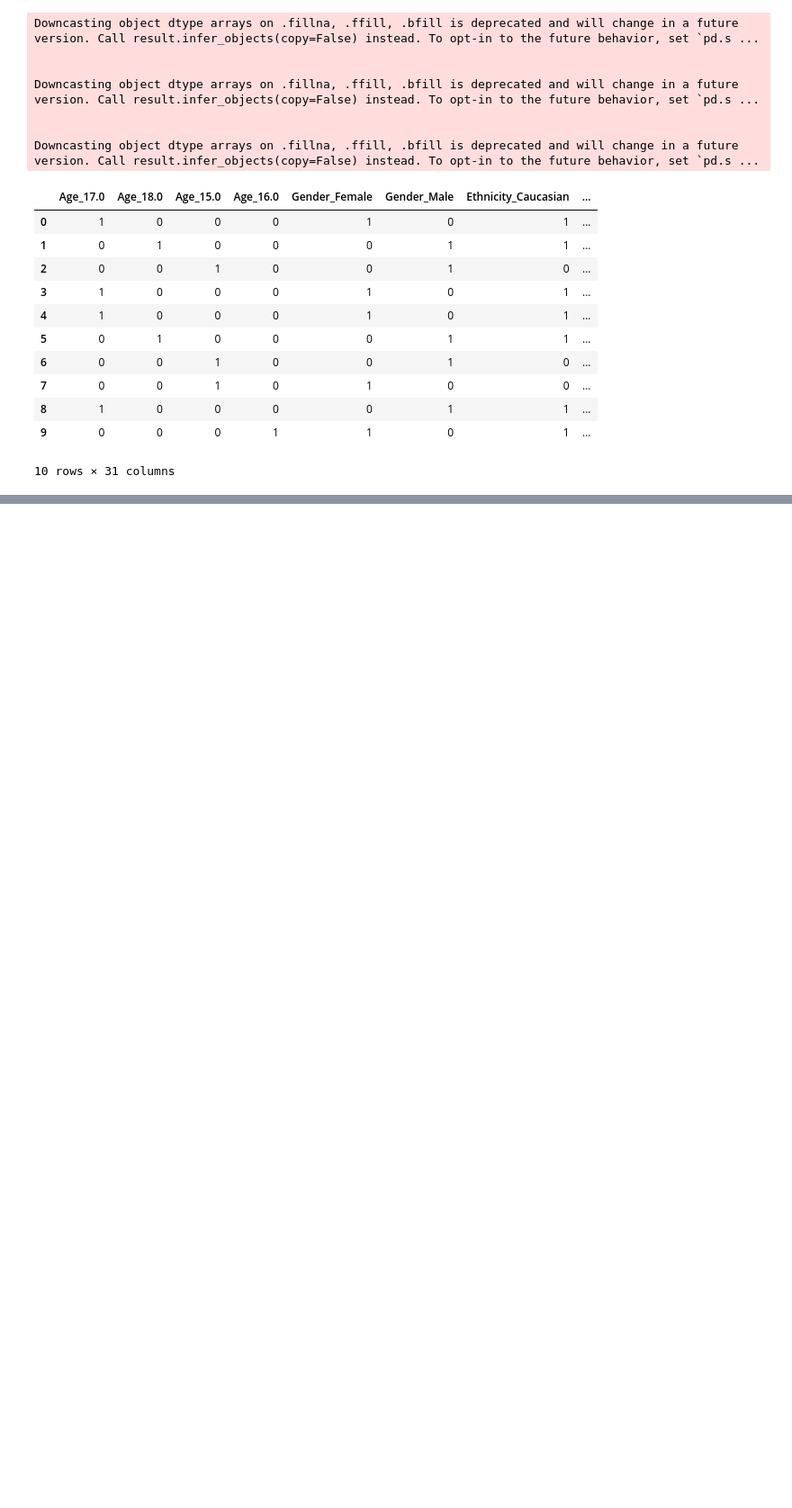
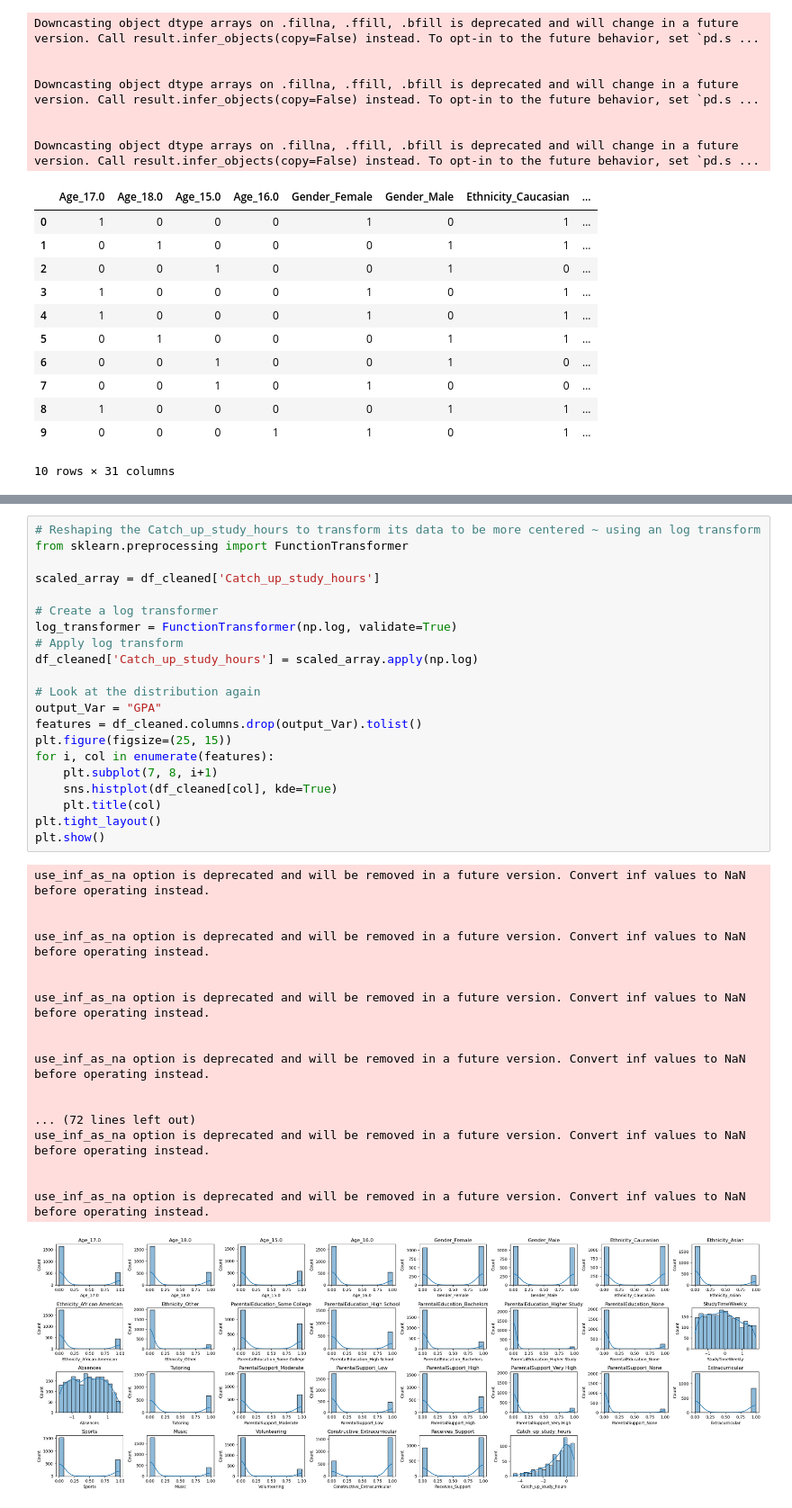
Before and after one commit to KCSchmutz/MLG382_Guided_Project_GroupX, a Jupyter notebook: MLG382_Guided_Project_GroupX_Notebook.ipynb, the cells around one changed output, grey strips where cells are left out. Shown at 90% size. Cells and saved outputs as stored; diff of their text form; blank space fills up the shorter version.

```diff
--- a/MLG382_Guided_Project_GroupX_Notebook.ipynb
+++ b/MLG382_Guided_Project_GroupX_Notebook.ipynb
@@ -255,0 +314,40 @@ sns.histplot(df["Absences"], kde = True)
+# %%
+# Reshaping the Catch_up_study_hours to transform its data to be more centered ~ using an log transform
+from sklearn.preprocessing import FunctionTransformer
+
+scaled_array = df_cleaned['Catch_up_study_hours']
+
+# Create a log transformer
+log_transformer = FunctionTransformer(np.log, validate=True)
+# Apply log transform
+df_cleaned['Catch_up_study_hours'] = scaled_array.apply(np.log)
+
+# Look at the distribution again
+output_Var = "GPA"
+features = df_cleaned.columns.drop(output_Var).tolist()
+plt.figure(figsize=(25, 15))
+for i, col in enumerate(features):
+    plt.subplot(7, 8, i+1)
+    sns.histplot(df_cleaned[col], kde=True)
+    plt.title(col)
+plt.tight_layout()
+plt.show()
+# %% [output]
+use_inf_as_na option is deprecated and will be removed in a future version. Convert inf values to NaN before operating instead.
+
+
+use_inf_as_na option is deprecated and will be removed in a future version. Convert inf values to NaN before operating instead.
+
+
+use_inf_as_na option is deprecated and will be removed in a future version. Convert inf values to NaN before operating instead.
+
+
+use_inf_as_na option is deprecated and will be removed in a future version. Convert inf values to NaN before operating instead.
+
+
+... (72 lines left out)
+use_inf_as_na option is deprecated and will be removed in a future version. Convert inf values to NaN before operating instead.
+
+
+use_inf_as_na option is deprecated and will be removed in a future version. Convert inf values to NaN before operating instead.
+[figure, added]
```
Also changed, not shown: parts of 8 cells of this notebook.
